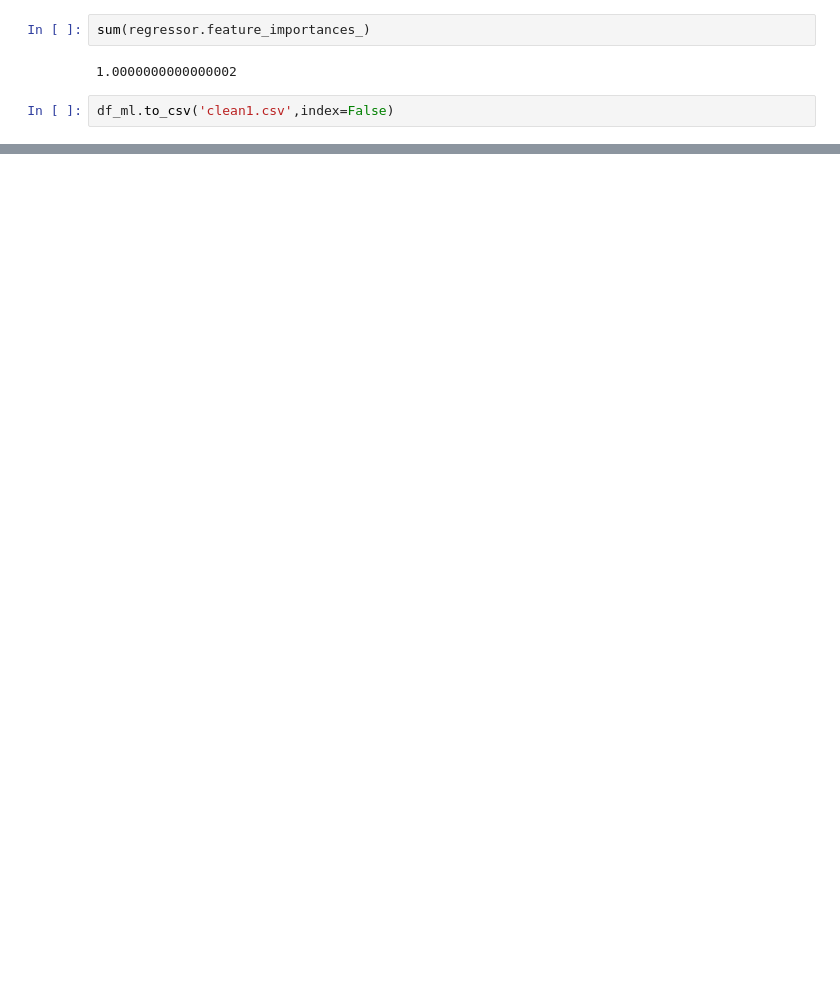
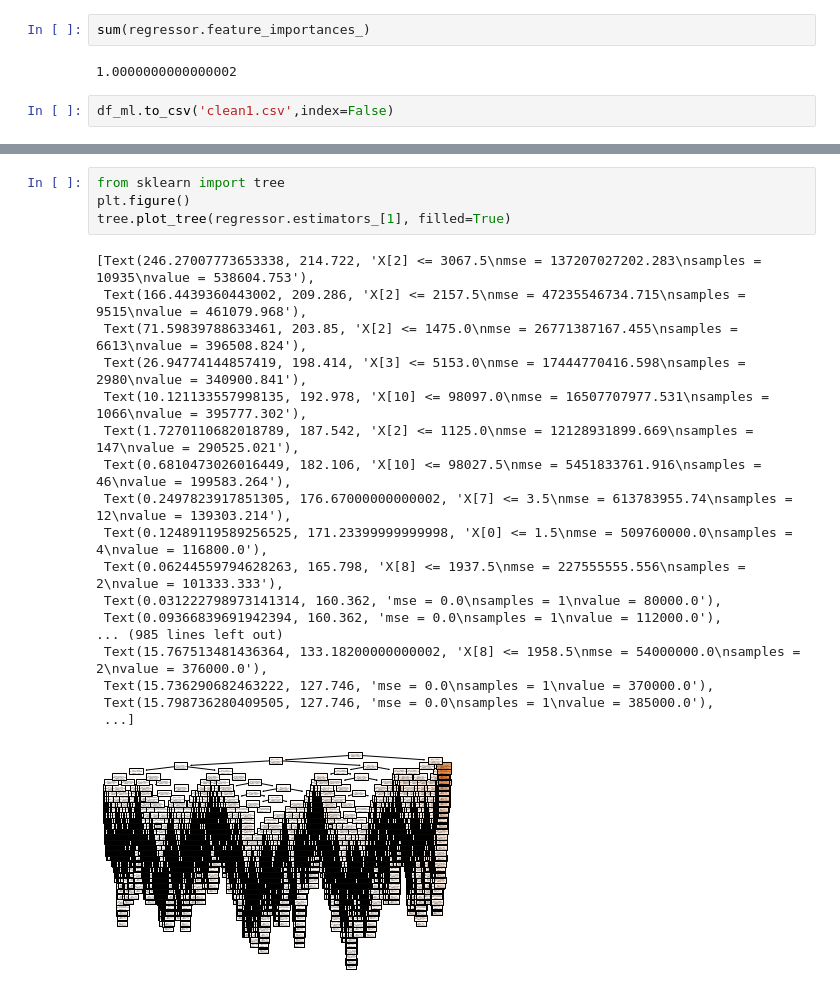
Before and after one commit to ericgwu715/final_project-, a Jupyter notebook: house_price_project.ipynb, the cells around one changed output, grey strips where cells are left out. Cells and saved outputs as stored; diff of their text form; blank space fills up the shorter version.

```diff
--- a/house_price_project.ipynb
+++ b/house_price_project.ipynb
@@ -305,0 +302,23 @@ df_ml.iloc[:,1:]
+# %%
+from sklearn import tree
+plt.figure()
+tree.plot_tree(regressor.estimators_[1], filled=True)
+# %% [output]
+[Text(246.27007773653338, 214.722, 'X[2] <= 3067.5\nmse = 137207027202.283\nsamples = 10935\nvalue = 538604.753'),
+ Text(166.4439360443002, 209.286, 'X[2] <= 2157.5\nmse = 47235546734.715\nsamples = 9515\nvalue = 461079.968'),
+ Text(71.59839788633461, 203.85, 'X[2] <= 1475.0\nmse = 26771387167.455\nsamples = 6613\nvalue = 396508.824'),
+ Text(26.94774144857419, 198.414, 'X[3] <= 5153.0\nmse = 17444770416.598\nsamples = 2980\nvalue = 340900.841'),
+ Text(10.121133557998135, 192.978, 'X[10] <= 98097.0\nmse = 16507707977.531\nsamples = 1066\nvalue = 395777.302'),
+ Text(1.7270110682018789, 187.542, 'X[2] <= 1125.0\nmse = 12128931899.669\nsamples = 147\nvalue = 290525.021'),
+ Text(0.6810473026016449, 182.106, 'X[10] <= 98027.5\nmse = 5451833761.916\nsamples = 46\nvalue = 199583.264'),
+ Text(0.2497823917851305, 176.67000000000002, 'X[7] <= 3.5\nmse = 613783955.74\nsamples = 12\nvalue = 139303.214'),
+ Text(0.12489119589256525, 171.23399999999998, 'X[0] <= 1.5\nmse = 509760000.0\nsamples = 4\nvalue = 116800.0'),
+ Text(0.06244559794628263, 165.798, 'X[8] <= 1937.5\nmse = 227555555.556\nsamples = 2\nvalue = 101333.333'),
+ Text(0.031222798973141314, 160.362, 'mse = 0.0\nsamples = 1\nvalue = 80000.0'),
+ Text(0.09366839691942394, 160.362, 'mse = 0.0\nsamples = 1\nvalue = 112000.0'),
+... (985 lines left out)
+ Text(15.767513481436364, 133.18200000000002, 'X[8] <= 1958.5\nmse = 54000000.0\nsamples = 2\nvalue = 376000.0'),
+ Text(15.736290682463222, 127.746, 'mse = 0.0\nsamples = 1\nvalue = 370000.0'),
+ Text(15.798736280409505, 127.746, 'mse = 0.0\nsamples = 1\nvalue = 385000.0'),
+ ...]
+[figure, added]
```
Also changed, not shown: parts of 4 cells of this notebook, 2 other files.
